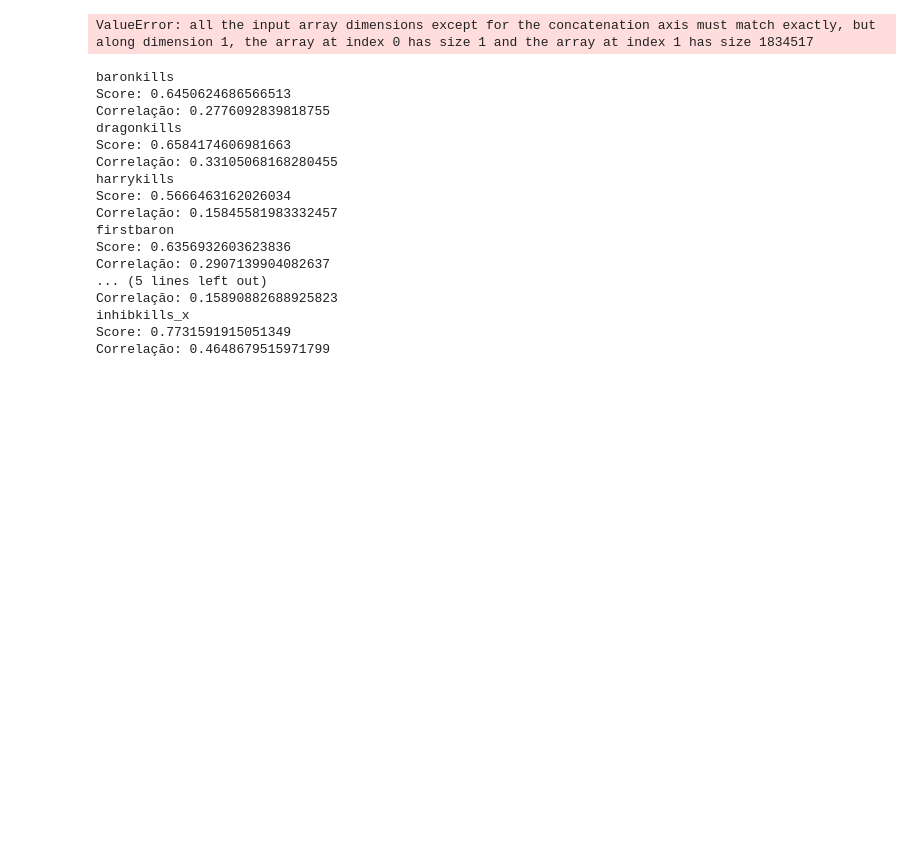
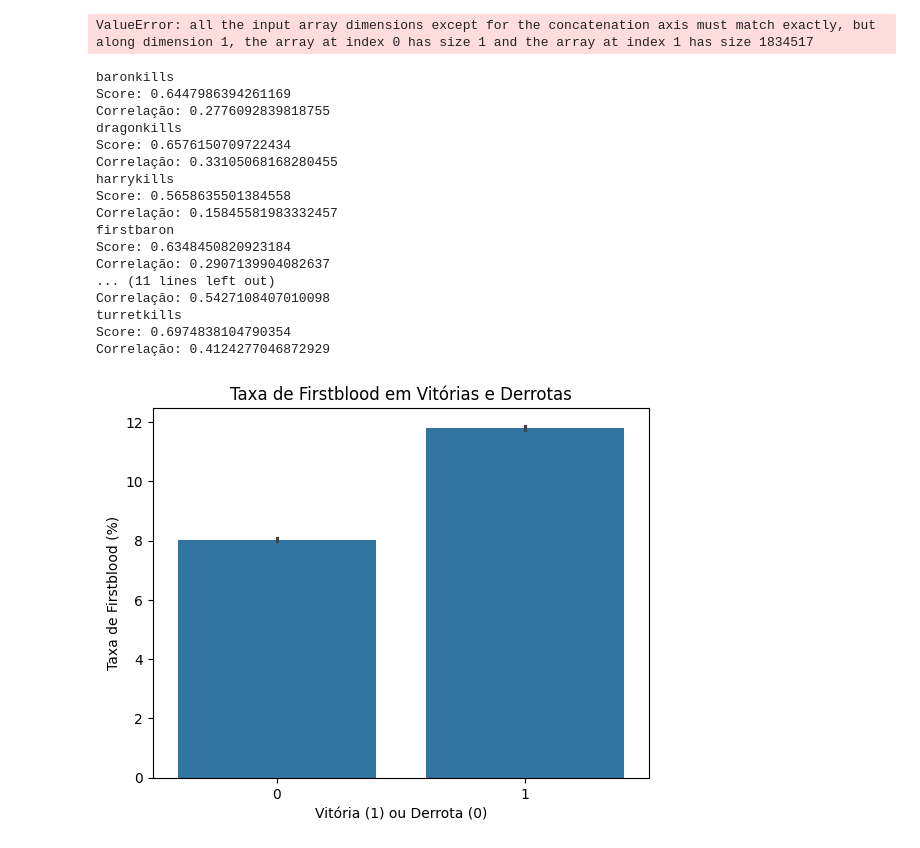
Before and after one commit to mateuszaparoli/TP_ICD, a Jupyter notebook: TP_ICD.ipynb, the cells around one changed output. Saved outputs shown, nothing was run; the diff lists cells and outputs as text; code cells hidden in the pictures; blank space fills up the shorter version.

Commit message:
imagens

```diff
--- a/TP_ICD.ipynb
+++ b/TP_ICD.ipynb
@@ -426,7 +424,7 @@ plt.show()
 ValueError: all the input array dimensions except for the concatenation axis must match exactly, but along dimension 1, the array at index 0 has size 1 and the array at index 1 has size 1834517
 # %%
 # X = df_merged2[['baronkills', 'dragonkills', 'harrykills']]
-minha_lista = ['baronkills', 'dragonkills', 'harrykills', 'firstbaron', 'firstdragon', 'firstharry', 'inhibkills_x']
+minha_lista = ['baronkills', 'dragonkills', 'harrykills', 'firstbaron', 'firstdragon', 'firstharry', 'inhibkills_x', 'towerkills', 'turretkills']
 
 for coluna in minha_lista:
   filtered_data = df_merged2
@@ -445,19 +443,31 @@ for coluna in minha_lista:
   print(f'Correlação: {correlacao}')
 # %% [output]
 baronkills
-Score: 0.6450624686566513
+Score: 0.6447986394261169
 Correlação: 0.2776092839818755
 dragonkills
-Score: 0.6584174606981663
+Score: 0.6576150709722434
 Correlação: 0.33105068168280455
 harrykills
-Score: 0.5666463162026034
+Score: 0.5658635501384558
 Correlação: 0.15845581983332457
 firstbaron
-Score: 0.6356932603623836
+Score: 0.6348450820923184
 Correlação: 0.2907139904082637
-... (5 lines left out)
-Correlação: 0.15890882688925823
-inhibkills_x
-Score: 0.7731591915051349
-Correlação: 0.4648679515971799
+... (11 lines left out)
+Correlação: 0.5427108407010098
+turretkills
+Score: 0.6974838104790354
+Correlação: 0.4124277046872929
+# %%
+import seaborn as sns
+import matplotlib.pyplot as plt
+
+# Exemplo: Taxa de firstblood em vitórias e derrotas
+sns.barplot(x='win', y='firstblood_y', data=df_merged2, estimator=lambda x: sum(x) / len(x) * 100)
+plt.title('Taxa de Firstblood em Vitórias e Derrotas')
+plt.xlabel('Vitória (1) ou Derrota (0)')
+plt.ylabel('Taxa de Firstblood (%)')
+plt.show()
+# %% [output]
+[figure, added]
```
Also changed, not shown: parts of 8 cells of this notebook, 4 other files.
